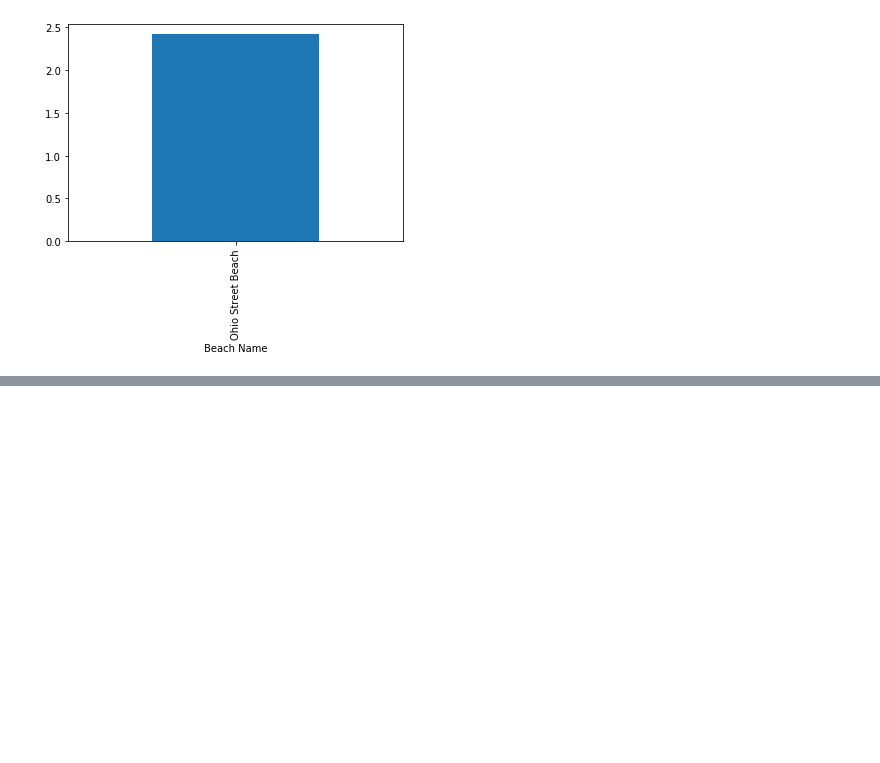
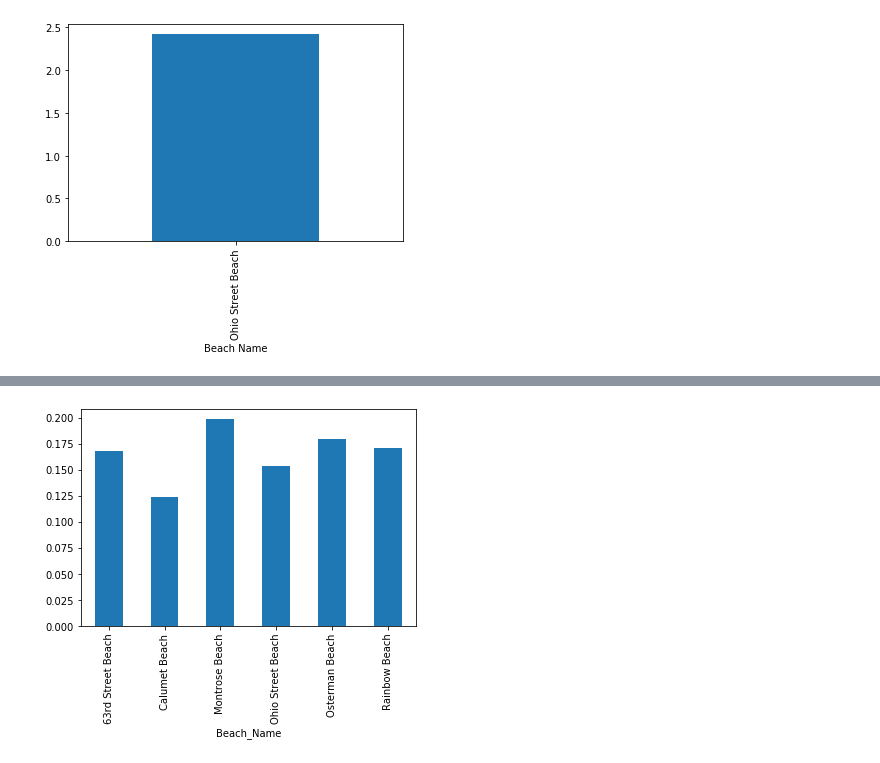
Before and after one commit to tveeder/city-beach-data-analysis, a Jupyter notebook: city_beach_analysis - Turbidity.ipynb, the cells around one changed output, grey strips where cells are left out. Saved outputs shown, nothing was run; the diff lists cells and outputs as text; code cells hidden in the pictures; blank space fills up the shorter version.

Commit message:
Added wave infornation

```diff
--- a/city_beach_analysis - Turbidity.ipynb
+++ b/city_beach_analysis - Turbidity.ipynb
@@ -305,0 +333,5 @@ selected_beach_E_coli_df.head()
+# %%
+result_wave_df = newdf.copy()
+# %%
+result_wave_df["Date"] = pd.to_datetime(result_wave_df["Measurement_Timestamp"]).dt.date
+result_wave_df['Date']= pd.to_datetime(result_wave_df['Date'])
@@ -305,0 +373,10 @@ selected_beach_E_coli_df.head()
+# %%
+result_wave_2014_df = result_wave_df[(result_wave_df['Date'] > '12/31/2013') & (result_wave_df['Date'] < '01/01/2015')]
+result_wave_2015_df = result_wave_df[(result_wave_df['Date'] > '12/31/2014') & (result_wave_df['Date'] < '01/01/2016')]
+result_wave_2016_df = result_wave_df[(result_wave_df['Date'] > '12/31/2015') & (result_wave_df['Date'] < '01/01/2017')]
+result_wave_2017_df = result_wave_df[(result_wave_df['Date'] > '12/31/2016') & (result_wave_df['Date'] < '01/01/2018')]
+result_wave_2018_df = result_wave_df[(result_wave_df['Date'] > '12/31/2017') & (result_wave_df['Date'] < '01/01/2019')]
+result_wave_2019_df = result_wave_df[(result_wave_df['Date'] > '12/31/2018') & (result_wave_df['Date'] < '01/01/2020')]
+# %%
+mu_wave_2014_df = result_wave_2014_df.groupby("Beach_Name")["Wave_Height"].mean()
+mu_wave_2014_df
@@ -305,0 +392,4 @@ selected_beach_E_coli_df.head()
+# %%
+x = mu_wave_2014_df.plot.bar()
+# %% [output]
+[figure, added]
```
Also changed, not shown: parts of 39 cells of this notebook.
